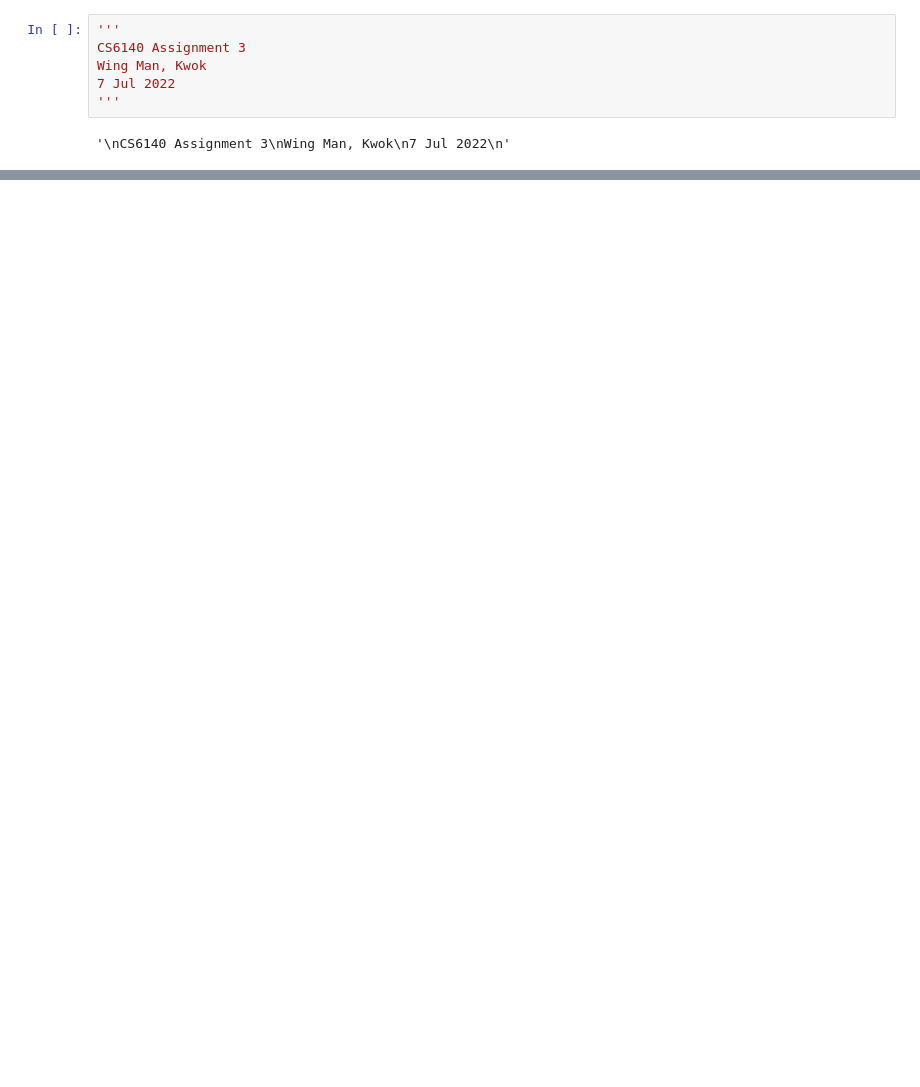
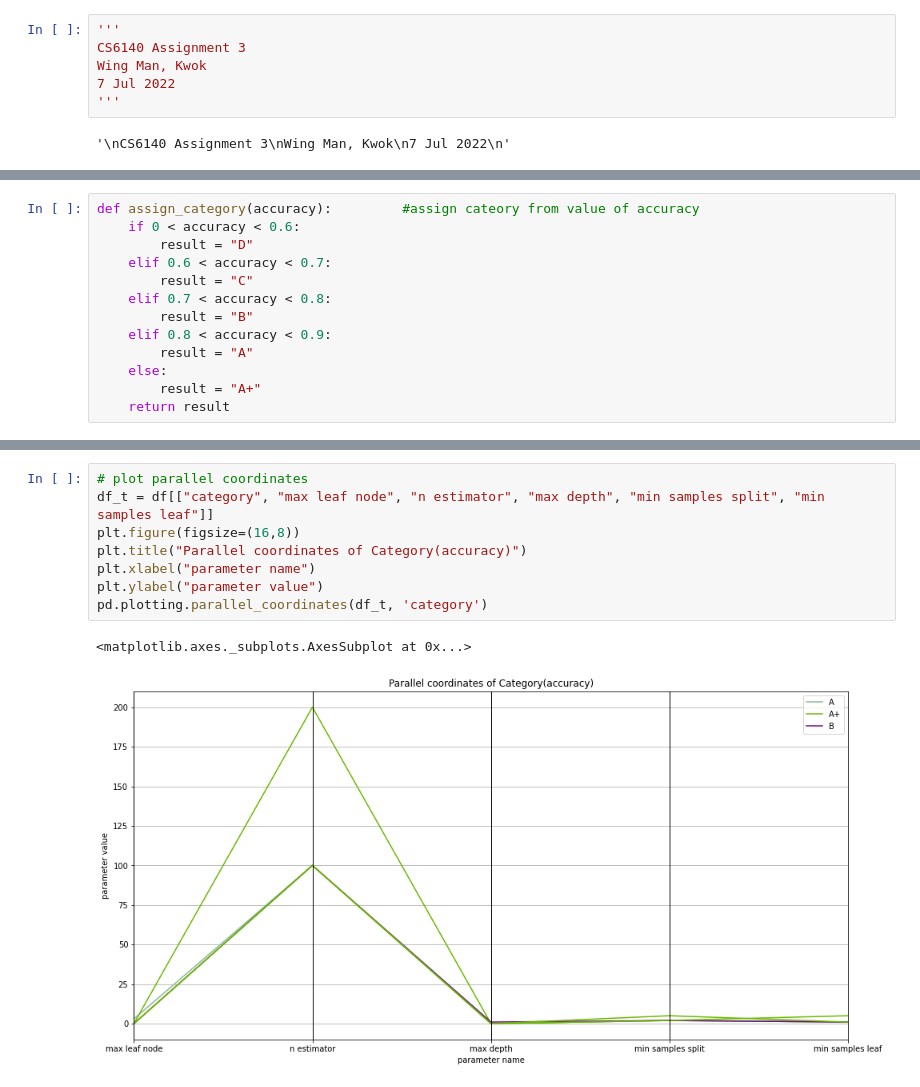
Before and after one commit to cakwok/Machine-Learning, a Jupyter notebook: Assignment3 - SVM n Neural Network scratch/Assignment3 Q3 Random Forest Classifer.ipynb, the cells around one changed output, grey strips where cells are left out. Cells and saved outputs as stored; diff of their text form; blank space fills up the shorter version.

```diff
--- a/Assignment3 - SVM n Neural Network scratch/Assignment3 Q3 Random Forest Classifer.ipynb
+++ b/Assignment3 - SVM n Neural Network scratch/Assignment3 Q3 Random Forest Classifer.ipynb
@@ -20,3 +40,16 @@ from google.colab import drive
+# %%
+def assign_category(accuracy):         #assign cateory from value of accuracy
+    if 0 < accuracy < 0.6:
+        result = "D"
+    elif 0.6 < accuracy < 0.7:
+        result = "C"
+    elif 0.7 < accuracy < 0.8:
+        result = "B"
+    elif 0.8 < accuracy < 0.9:
+        result = "A"
+    else:
+        result = "A+"
+    return result
 # %%
 #Q3.1 Build a random forest classifier and find performance
 
@@ -180,4 +149,15 @@ print(df)
 2     0.769      0.783   0.769  0.761000        B
 3     0.980      0.980   0.980  0.980000       A+
 4     0.960      0.970   0.960  0.960000       A+
+# %%
+# plot parallel coordinates
+df_t = df[["category", "max leaf node", "n estimator", "max depth", "min samples split", "min samples leaf"]]
+plt.figure(figsize=(16,8))
+plt.title("Parallel coordinates of Category(accuracy)")
+plt.xlabel("parameter name")
+plt.ylabel("parameter value")
+pd.plotting.parallel_coordinates(df_t, 'category')
+# %% [output]
+<matplotlib.axes._subplots.AxesSubplot at 0x...>
+[figure, added]
 # %%
```
Also changed, not shown: parts of 11 cells of this notebook.
